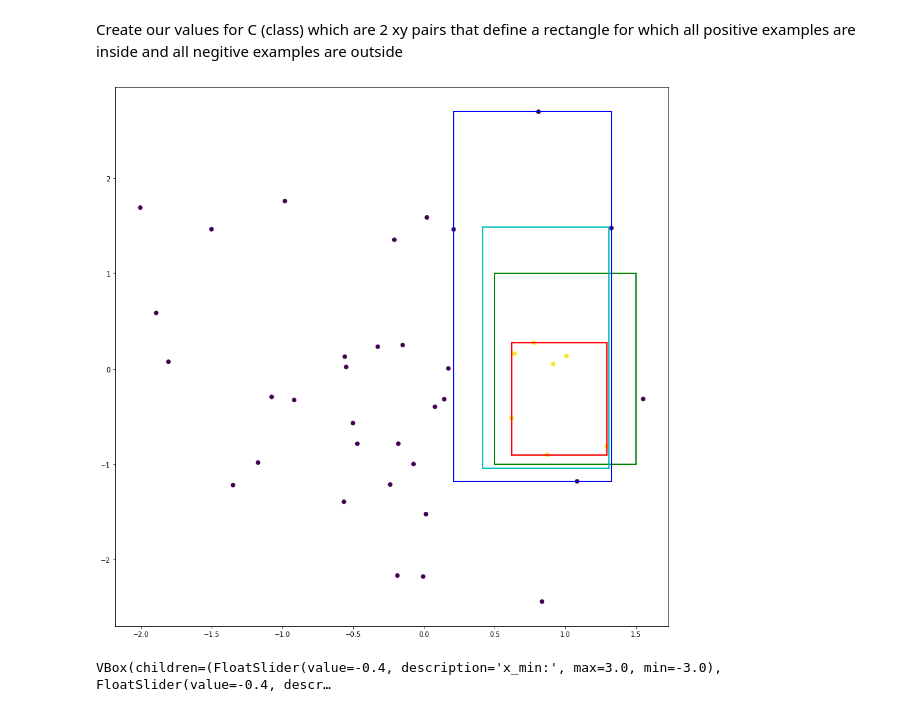
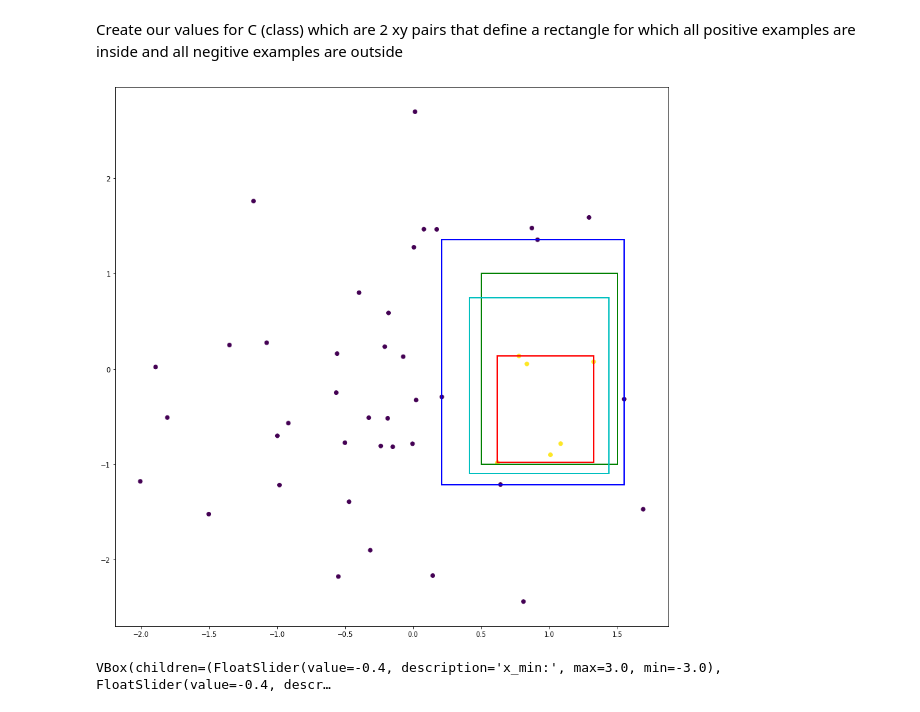
Before and after one commit to zeusgedofdata/Intro-to-machine-learning, a Jupyter notebook: SupervisedLearning.ipynb, the cells around one changed output. Saved outputs shown, nothing was run; the diff lists cells and outputs as text; code cells hidden in the pictures.

```diff
--- a/SupervisedLearning.ipynb
+++ b/SupervisedLearning.ipynb
@@ -114,35 +114,35 @@ def create_vanpnik_dims(x_min, y_min, x_max, y_max, seed, num_points):
 
 
     min_x_neg = found_min_x[0]
     min_y_neg = found_min_y[1]
     max_x_neg = found_max_x[0]
     max_y_neg = found_max_y[1]
 
     general_hypothosis = create_rectange(min_x_neg, min_y_neg, max_x_neg, max_y_neg, 'b')
 
     #Calculate our Hpyothisis which is the difference between the Genearal and Specific Hypothosis
     min_x_hy = (min_x_pos - min_x_neg)/2 + min_x_neg
     min_y_hy = (min_y_pos - min_y_neg)/2 + min_y_neg
 
     max_x_hy = (max_x_pos - max_x_neg)/2 + max_x_neg
     max_y_hy = (max_y_pos - max_y_neg)/2 + max_y_neg
 
     hypothosis = create_rectange(min_x_hy, min_y_hy, max_x_hy, max_y_hy, 'c')
 
     fig = plt.figure(figsize=(15,15))
     class_box = create_rectange(p1[0], p1[1], p2[0], p2[1], 'g')
 
     ax = fig.add_subplot(111)
     ax.scatter(a[:,0], a[:,1], c=a[:,2], s=35)
 
     ax.add_patch(class_box)
     ax.add_patch(specific_hypothosis)
     ax.add_patch(general_hypothosis)
     ax.add_patch(hypothosis)
 
-create_vanpnik_dims(.5, -1, 1.5, 1, 14, 40)
+create_vanpnik_dims(.5, -1, 1.5, 1, 14, 45)
 # %% [output]
-[figure, old version]
+[figure, new version]
 # %%
 
 
```
